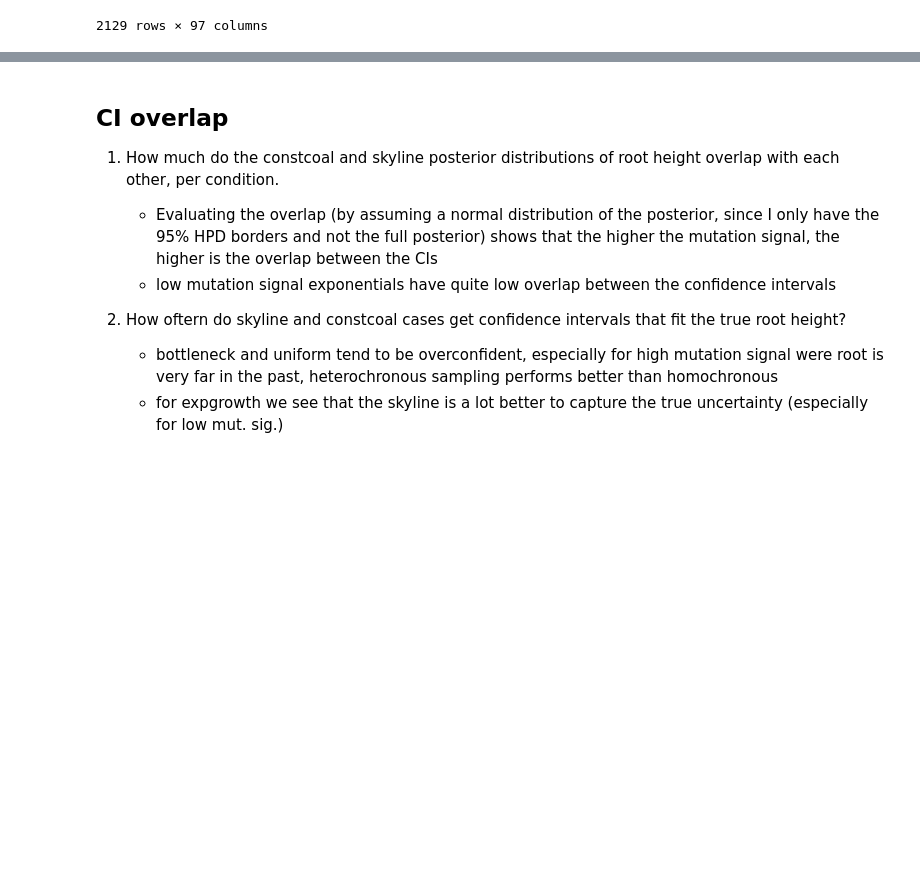
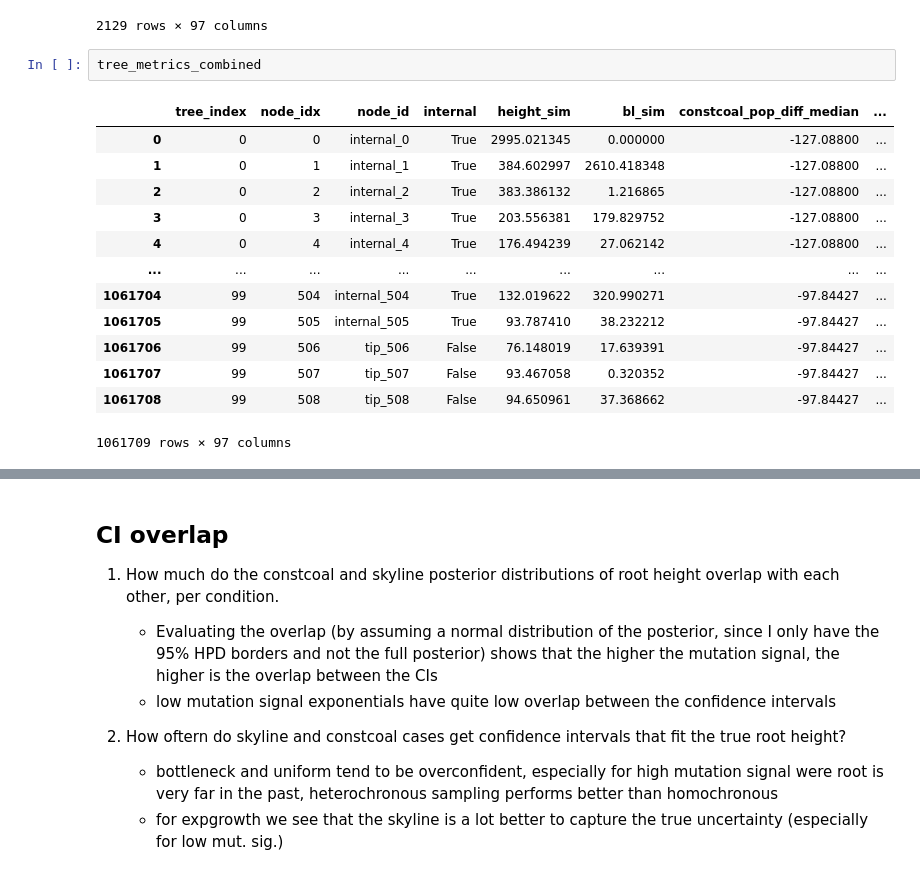
Before and after one commit to marie3003/BESP_paper-analyses, a Jupyter notebook: workflows/evaluate_root_heights.ipynb, the cells around one changed output, grey strips where cells are left out. Drawn from its saved outputs; the diff is of its cells as text; blank space fills up the shorter version.

```diff
--- a/workflows/evaluate_root_heights.ipynb
+++ b/workflows/evaluate_root_heights.ipynb
@@ -40,3 +40,19 @@ root_height_df_wide
 | 2127 | 98 | 0 | internal_0 | True | 10935.968474 | 0.0 | 280.935944 | ... |
 | 2128 | 99 | 0 | internal_0 | True | 709.926111 | 0.0 | -97.844270 | ... |
 2129 rows × 97 columns
+# %%
+tree_metrics_combined
+# %% [output]
+|  | tree_index | node_idx | node_id | internal | height_sim | bl_sim | constcoal_pop_diff_median | ... |
+| 0 | 0 | 0 | internal_0 | True | 2995.021345 | 0.000000 | -127.08800 | ... |
+| 1 | 0 | 1 | internal_1 | True | 384.602997 | 2610.418348 | -127.08800 | ... |
+| 2 | 0 | 2 | internal_2 | True | 383.386132 | 1.216865 | -127.08800 | ... |
+| 3 | 0 | 3 | internal_3 | True | 203.556381 | 179.829752 | -127.08800 | ... |
+| 4 | 0 | 4 | internal_4 | True | 176.494239 | 27.062142 | -127.08800 | ... |
+| ... | ... | ... | ... | ... | ... | ... | ... | ... |
+| 1061704 | 99 | 504 | internal_504 | True | 132.019622 | 320.990271 | -97.84427 | ... |
+| 1061705 | 99 | 505 | internal_505 | True | 93.787410 | 38.232212 | -97.84427 | ... |
+| 1061706 | 99 | 506 | tip_506 | False | 76.148019 | 17.639391 | -97.84427 | ... |
+| 1061707 | 99 | 507 | tip_507 | False | 93.467058 | 0.320352 | -97.84427 | ... |
+| 1061708 | 99 | 508 | tip_508 | False | 94.650961 | 37.368662 | -97.84427 | ... |
+1061709 rows × 97 columns
```
Also changed, not shown: parts of 14 cells of this notebook, 4 other files.
